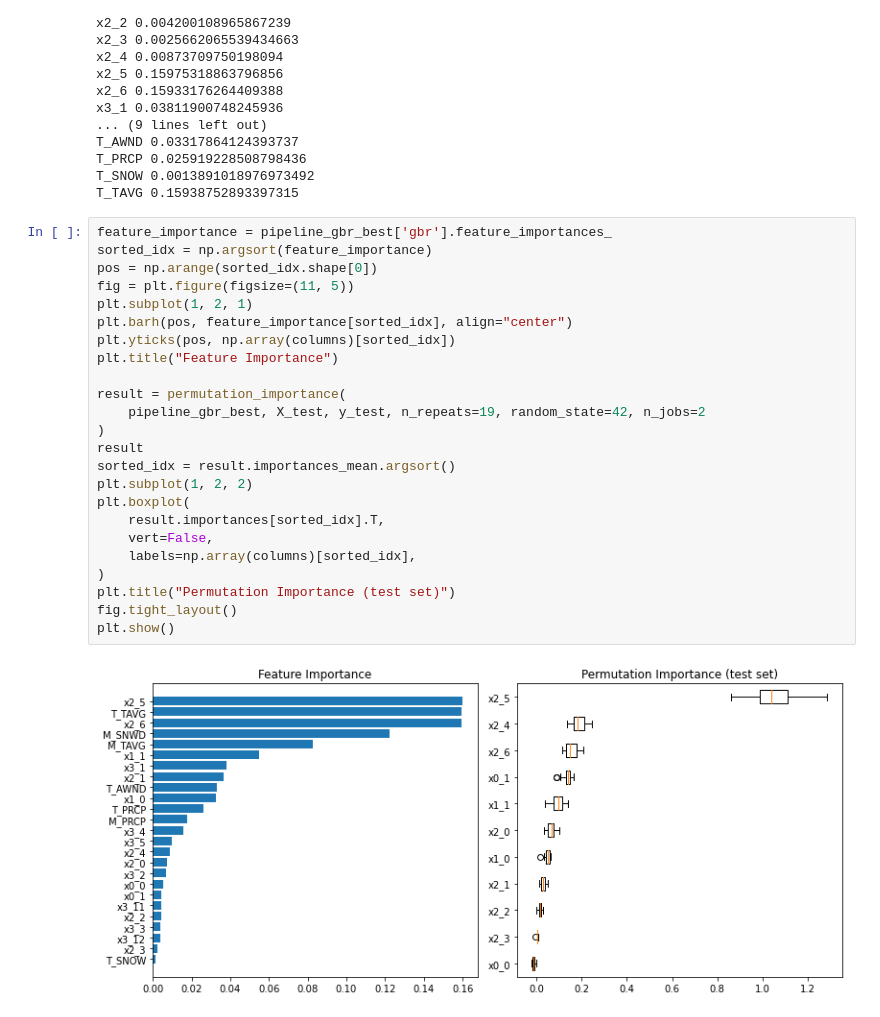
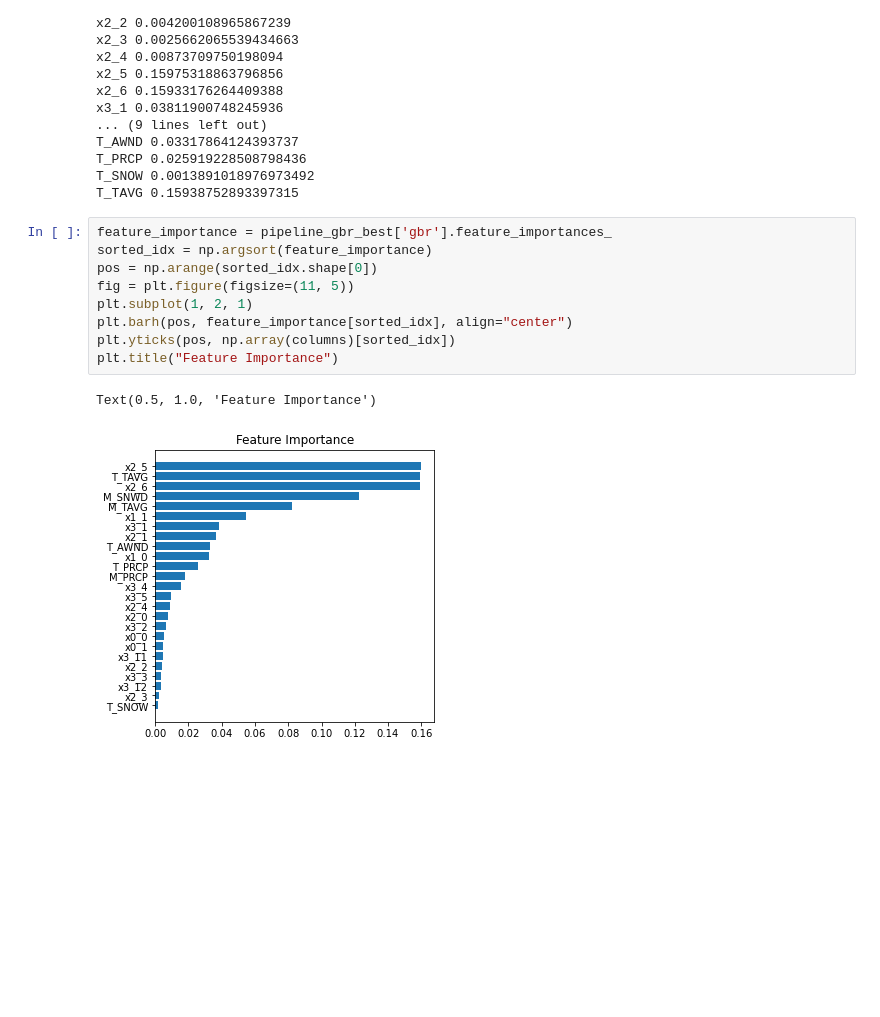
Before and after one commit to lperconti/Visitation, a Jupyter notebook: Resort_3_EDA_modeling_notebook.ipynb, the cells around one changed output. Cells and saved outputs as stored; diff of their text form; blank space fills up the shorter version.

```diff
--- a/Resort_3_EDA_modeling_notebook.ipynb
+++ b/Resort_3_EDA_modeling_notebook.ipynb
@@ -720,26 +756,12 @@ T_TAVG 0.15938752893397315
 # %%
 feature_importance = pipeline_gbr_best['gbr'].feature_importances_
 sorted_idx = np.argsort(feature_importance)
 pos = np.arange(sorted_idx.shape[0])
 fig = plt.figure(figsize=(11, 5))
 plt.subplot(1, 2, 1)
 plt.barh(pos, feature_importance[sorted_idx], align="center")
 plt.yticks(pos, np.array(columns)[sorted_idx])
 plt.title("Feature Importance")
-
-result = permutation_importance(
-    pipeline_gbr_best, X_test, y_test, n_repeats=19, random_state=42, n_jobs=2
-)
-result
-sorted_idx = result.importances_mean.argsort()
-plt.subplot(1, 2, 2)
-plt.boxplot(
-    result.importances[sorted_idx].T,
-    vert=False,
-    labels=np.array(columns)[sorted_idx],
-)
-plt.title("Permutation Importance (test set)")
-fig.tight_layout()
-plt.show()
 # %% [output]
+Text(0.5, 1.0, 'Feature Importance')
-[figure, old version]
+[figure, new version]
```
Also changed, not shown: parts of 18 cells of this notebook, 5 other files.
